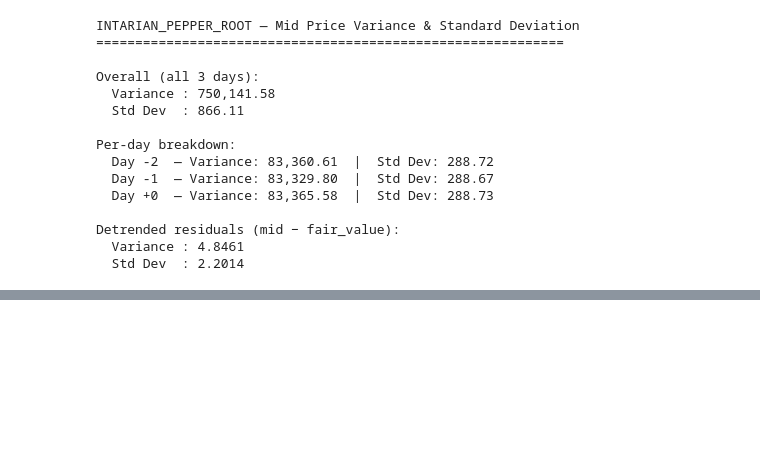
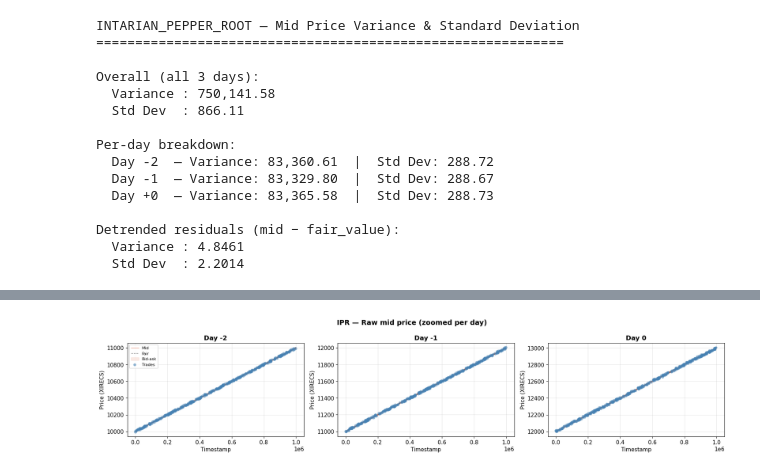
Before and after one commit to swarit-1/imcUT, a Jupyter notebook: round_1/data_visualization.ipynb, the cells around one changed output, grey strips where cells are left out. Drawn from its saved outputs; the diff is of its cells as text; code cells hidden in the pictures; blank space fills up the shorter version.

```diff
--- a/round_1/data_visualization.ipynb
+++ b/round_1/data_visualization.ipynb
@@ -351,0 +355,86 @@ Detrended residuals (mid − fair_value):
+# %%
+day_bases = {-2: 10000, -1: 11000, 0: 12000}
+day_labels_map = {-2: "Day -2", -1: "Day -1", 0: "Day 0"}
+
+ipr_all = df_prices[
+    (df_prices["product"] == "INTARIAN_PEPPER_ROOT") & (df_prices["mid_price"] > 0)
+].copy()
+ipr_all["fair"] = ipr_all.apply(lambda r: day_bases[r["day_offset"]] + 0.001 * r["timestamp"], axis=1)
+ipr_all["residual"] = ipr_all["mid_price"] - ipr_all["fair"]
+
+ipr_t = df_trades[df_trades["symbol"] == "INTARIAN_PEPPER_ROOT"].copy()
+ipr_t["fair"] = ipr_t.apply(lambda r: day_bases[r["day_offset"]] + 0.001 * r["timestamp"], axis=1)
+ipr_t["residual"] = ipr_t["price"] - ipr_t["fair"]
+
+# ── Row 1: raw mid price per day (zoomed y-axis) ──────────────────────────
+fig, axes = plt.subplots(1, 3, figsize=(18, 4), sharey=False)
+fig.suptitle("IPR — Raw mid price (zoomed per day)", fontsize=14, fontweight="bold")
+
+for ax, d in zip(axes, [-2, -1, 0]):
+    sub = ipr_all[ipr_all["day_offset"] == d].sort_values("timestamp")
+    t_sub = ipr_t[ipr_t["day_offset"] == d]
+    fair_line = day_bases[d] + 0.001 * sub["timestamp"]
+
+    ax.plot(sub["timestamp"], sub["mid_price"], color="#D85A30", linewidth=0.6, alpha=0.8, label="Mid")
+    ax.plot(sub["timestamp"], fair_line, "--", color="black", linewidth=1.0, alpha=0.5, label="Fair")
+    ax.fill_between(sub["timestamp"], sub["bid_price_1"], sub["ask_price_1"],
+                    alpha=0.12, color="#D85A30", label="Bid-ask")
+    ax.scatter(t_sub["timestamp"], t_sub["price"],
+               s=t_sub["quantity"] * 6, color="steelblue", alpha=0.6, zorder=5,
+               edgecolors="none", label="Trades")
+    ax.set_title(day_labels_map[d], fontweight="bold")
+    ax.set_xlabel("Timestamp")
+    ax.set_ylabel("Price (XIRECS)")
+    if d == -2:
+        ax.legend(fontsize=8, loc="upper left")
+
+plt.tight_layout()
+plt.show()
+
+# ── Row 2: detrended residuals per day ────────────────────────────────────
+fig, axes = plt.subplots(1, 3, figsize=(18, 4), sharey=True)
+fig.suptitle("IPR — Detrended residuals (mid − fair) per day", fontsize=14, fontweight="bold")
+
+for ax, d in zip(axes, [-2, -1, 0]):
+    sub = ipr_all[ipr_all["day_offset"] == d].sort_values("timestamp")
+    t_sub = ipr_t[ipr_t["day_offset"] == d]
+
+    ax.axhline(0, color="black", linewidth=0.8, linestyle="--", alpha=0.5)
+    ax.plot(sub["timestamp"], sub["residual"], color="#D85A30", linewidth=0.6, alpha=0.8)
+    spread_half = sub["spread"] / 2
+    ax.fill_between(sub["timestamp"],
+                    sub["bid_price_1"] - sub["fair"],
+                    sub["ask_price_1"] - sub["fair"],
+                    alpha=0.12, color="#D85A30", label="Bid-ask band")
+    ax.scatter(t_sub["timestamp"], t_sub["residual"],
+               s=t_sub["quantity"] * 6, color="steelblue", alpha=0.6, zorder=5,
+               edgecolors="none", label="Trades")
+    ax.set_title(day_labels_map[d], fontweight="bold")
+    ax.set_xlabel("Timestamp")
+    ax.set_ylabel("Residual" if d == -2 else "")
+    if d == -2:
+        ax.legend(fontsize=8)
+
+plt.tight_layout()
+plt.show()
+
+# ── Row 3: spread and bid/ask depth per day ────────────────────────────────
+fig, axes = plt.subplots(1, 3, figsize=(18, 4), sharey=True)
+fig.suptitle("IPR — Spread width per day", fontsize=14, fontweight="bold")
+
+for ax, d in zip(axes, [-2, -1, 0]):
+    sub = ipr_all[ipr_all["day_offset"] == d].sort_values("timestamp")
+    spread = sub["spread"].dropna()
+
+    ax.plot(sub["timestamp"], sub["spread"], color="#888", linewidth=0.5, alpha=0.7)
+    ax.axhline(spread.median(), color="#D85A30", linewidth=1.2, linestyle="--",
+               label=f"Median={spread.median():.1f}")
+    ax.set_title(day_labels_map[d], fontweight="bold")
+    ax.set_xlabel("Timestamp")
+    ax.set_ylabel("Spread" if d == -2 else "")
+    ax.legend(fontsize=8)
+
+plt.tight_layout()
+plt.show()
+# %% [output]
+[figure, added]
```
Also changed, not shown: parts of 6 cells of this notebook.
